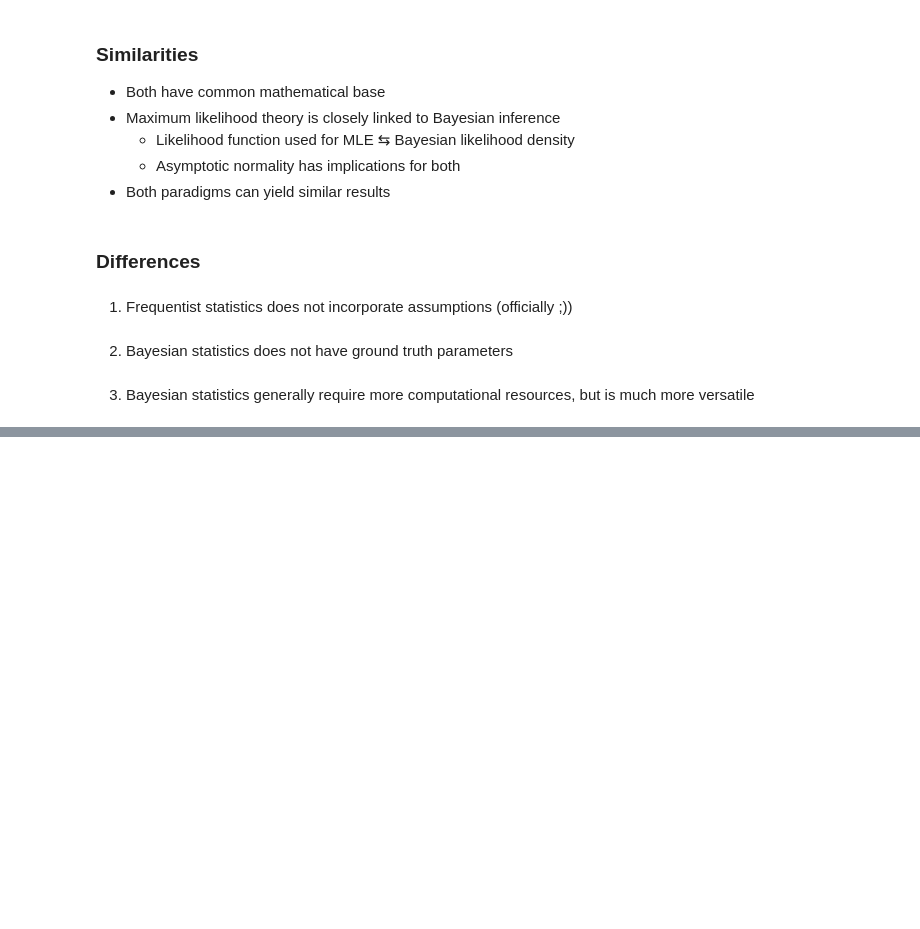
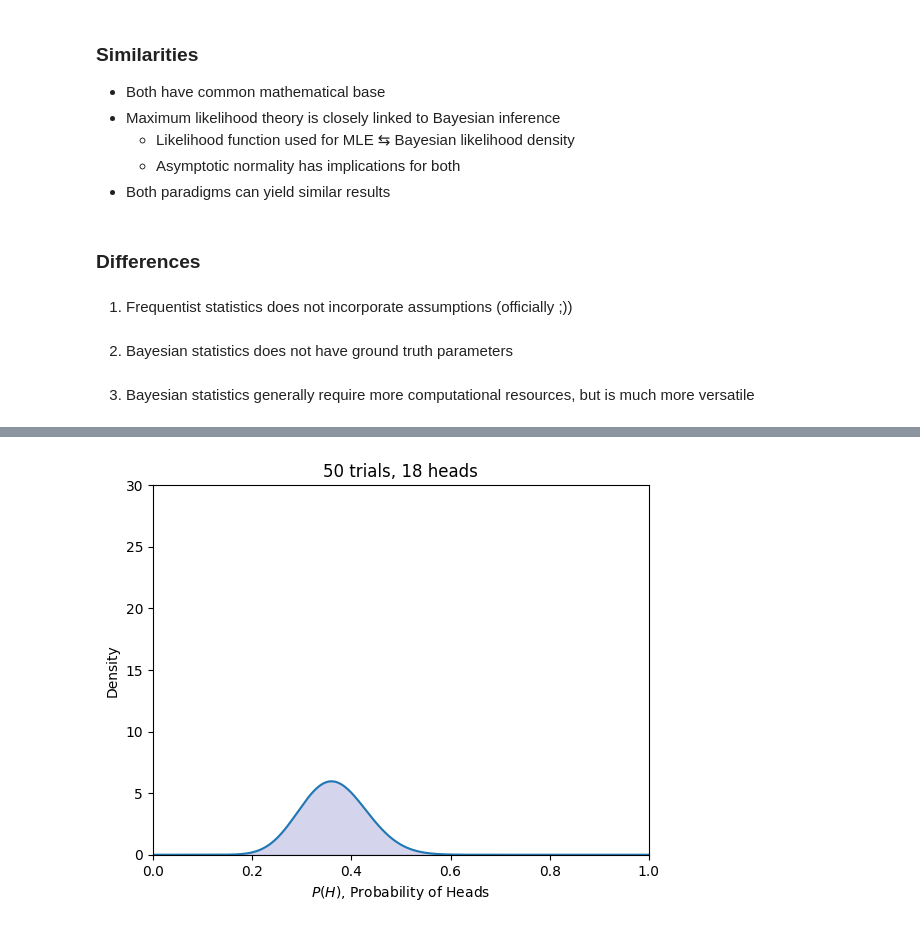
Before and after one commit to ANTS-ON/BayesianStats, a Jupyter notebook: script.ipynb, the cells around one changed output, grey strips where cells are left out. Cells and saved outputs as stored; diff of their text form; code cells hidden in the pictures; blank space fills up the shorter version.

```diff
--- a/script.ipynb
+++ b/script.ipynb
@@ -107,0 +149,4 @@ mm("""graph LR; A(( )) --A--> B(Sun Exploded); A --1-A--> C(Sun Not Exploded); B
+# %%
+plot_coin_toss(50, data)
+# %% [output]
+[figure, added]
```
Also changed, not shown: parts of 14 cells of this notebook.
